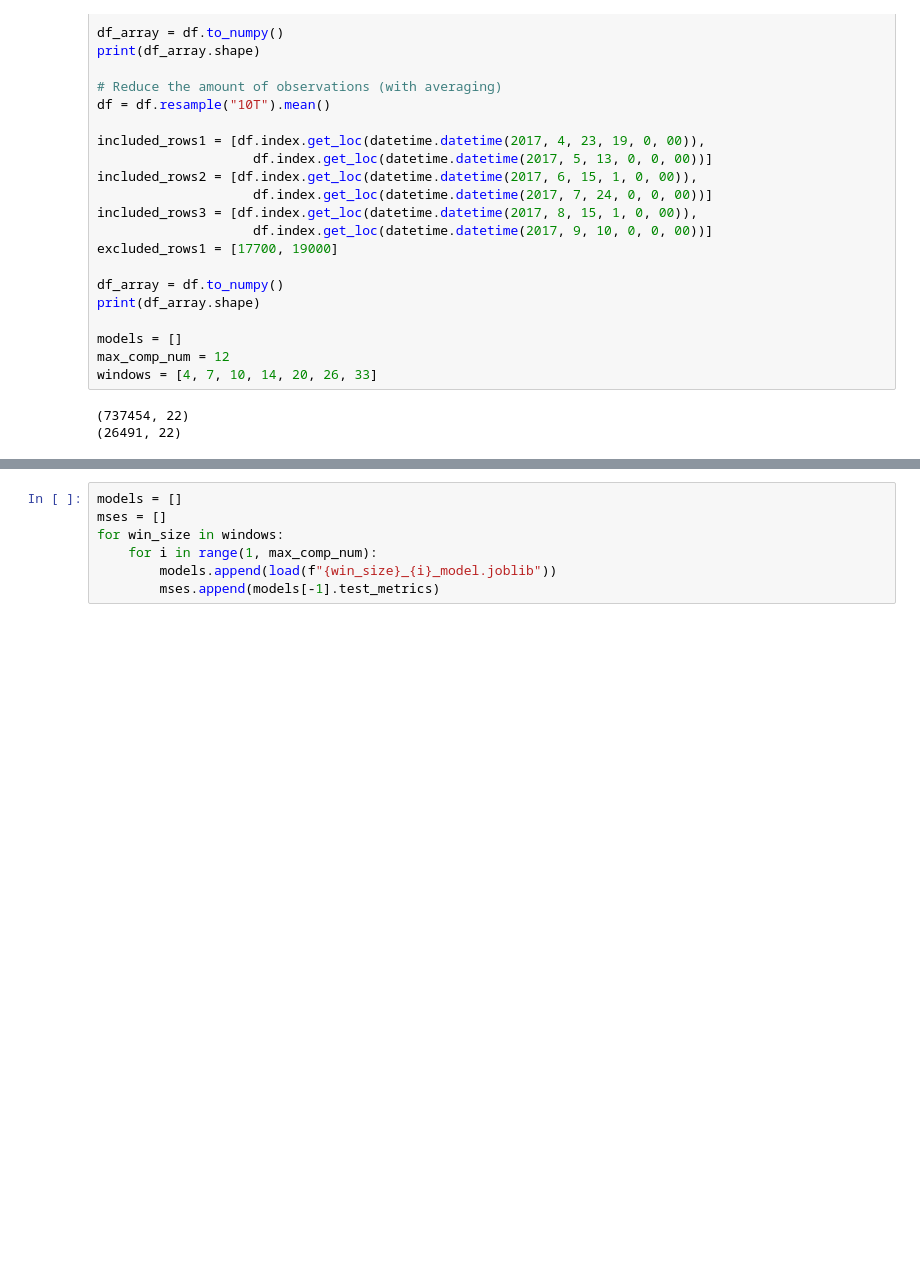
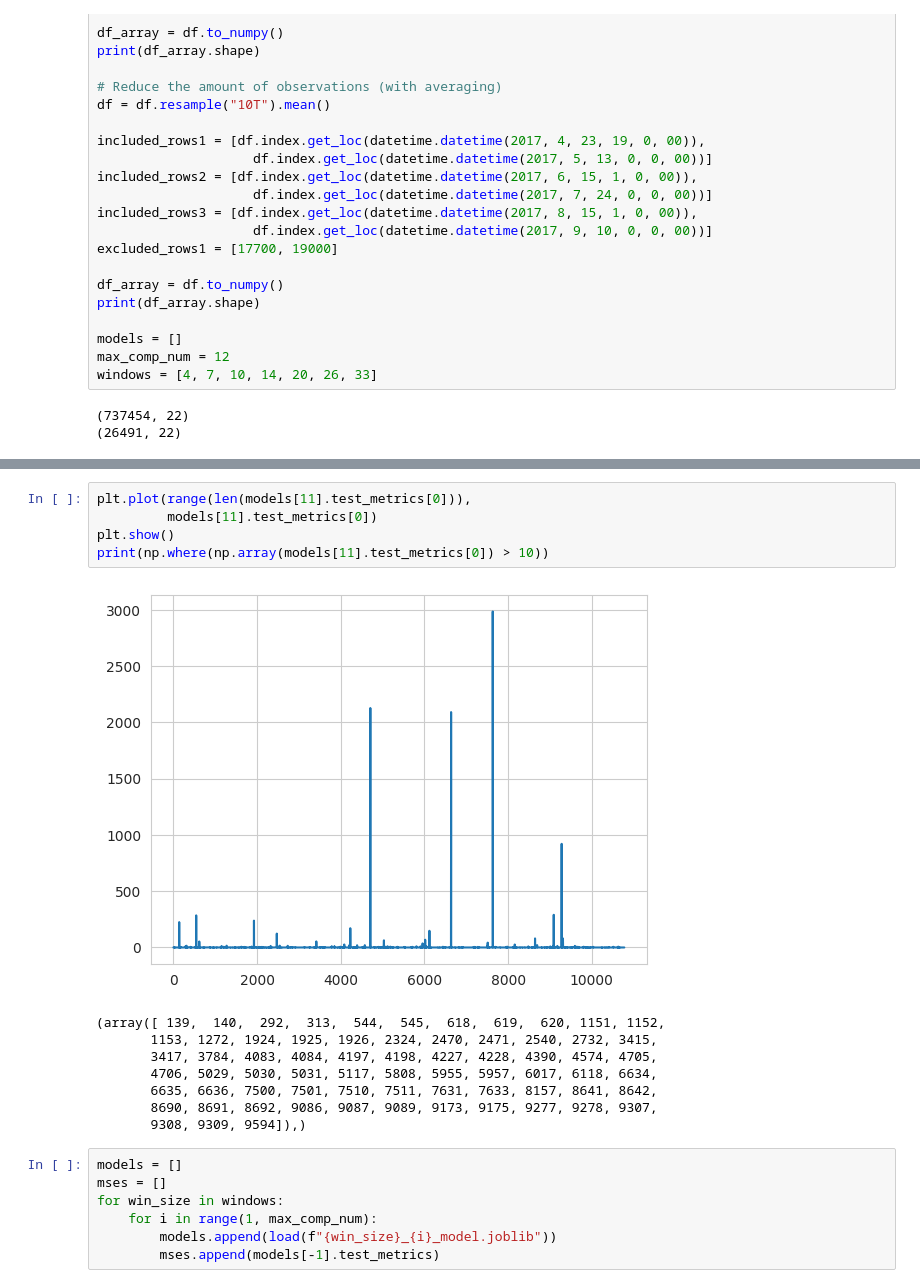
Before and after one commit to aminuldidar/ADAML-Project-Work, a Jupyter notebook: modeling.ipynb, the cells around one changed output, grey strips where cells are left out. Drawn from its saved outputs; the diff is of its cells as text; blank space fills up the shorter version.

```diff
--- a/modeling.ipynb
+++ b/modeling.ipynb
@@ -302,3 +247,17 @@ plt.show()
+# %%
+plt.plot(range(len(models[11].test_metrics[0])),
+         models[11].test_metrics[0])
+plt.show()
+print(np.where(np.array(models[11].test_metrics[0]) > 10))
+# %% [output]
+[figure, added]
+(array([ 139,  140,  292,  313,  544,  545,  618,  619,  620, 1151, 1152,
+       1153, 1272, 1924, 1925, 1926, 2324, 2470, 2471, 2540, 2732, 3415,
+       3417, 3784, 4083, 4084, 4197, 4198, 4227, 4228, 4390, 4574, 4705,
+       4706, 5029, 5030, 5031, 5117, 5808, 5955, 5957, 6017, 6118, 6634,
+       6635, 6636, 7500, 7501, 7510, 7511, 7631, 7633, 8157, 8641, 8642,
+       8690, 8691, 8692, 9086, 9087, 9089, 9173, 9175, 9277, 9278, 9307,
+       9308, 9309, 9594]),)
 # %%
 models = []
 mses = []
```
Also changed, not shown: parts of 7 cells of this notebook, 1 other file.
